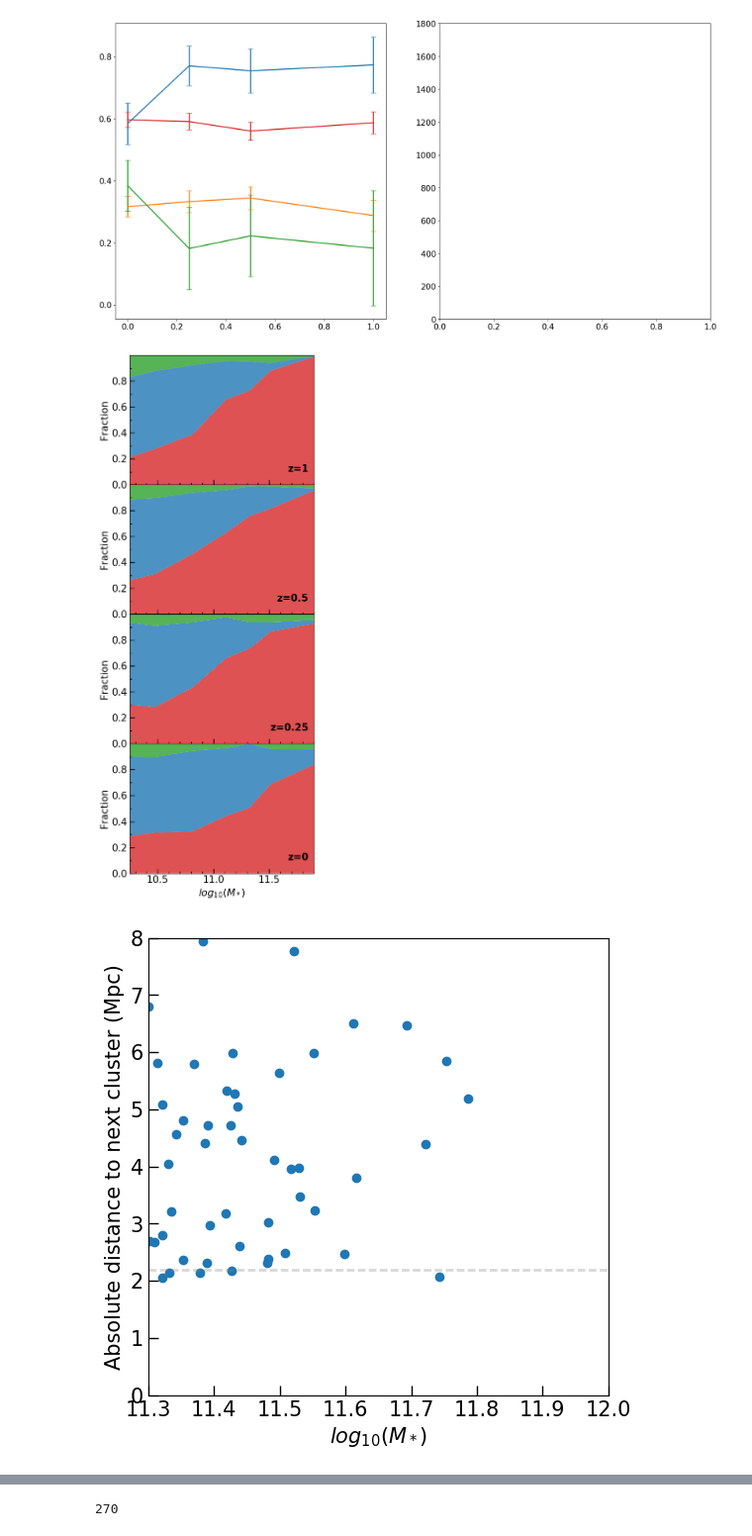
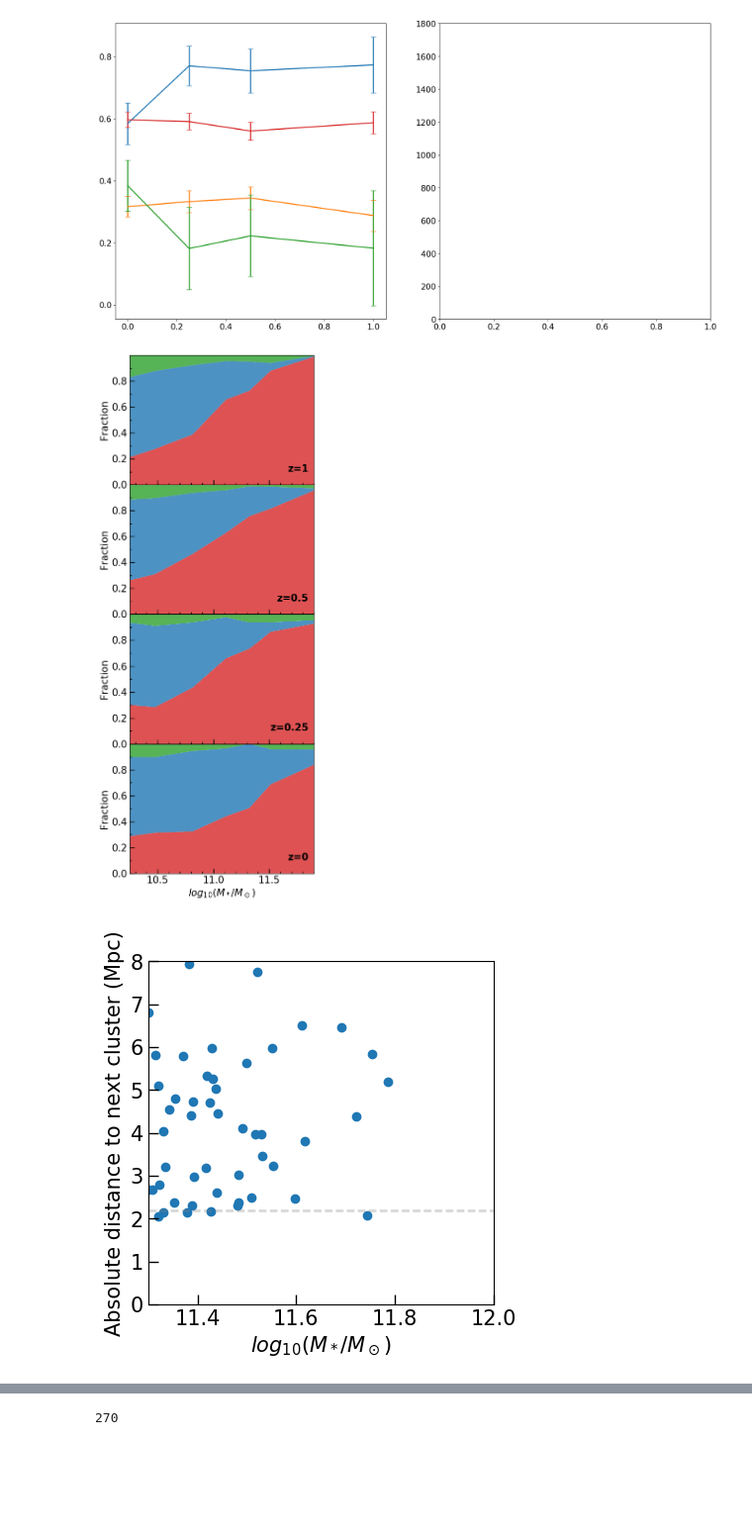
Before and after one commit to zpenoyre/illustris, a Jupyter notebook: web/code/data_analysis.ipynb, the cells around one changed output, grey strips where cells are left out. Shown at 99% size. Drawn from its saved outputs; the diff is of its cells as text; code cells hidden in the pictures; blank space fills up the shorter version.

```diff
--- a/web/code/data_analysis.ipynb
+++ b/web/code/data_analysis.ipynb
@@ -43,8 +43,10 @@ for i in snaps:
     # 17: cluster=1, filament=0, none=-1
     webData.append(np.genfromtxt('../../Data/WebData/galaxy_web_data.'+str(i)+'.txt'))
 
-galData_ellip = [];
-webData_ellip = [];
+galData_ellip = []; galData_disk = [];
+webData_ellip = []; webData_disk = [];
 for i in range (0,4):
     galData_ellip.append(galData[i][maskEllips(i)])
     webData_ellip.append(webData[i][maskEllips(i)])
+    galData_disk.append(galData[i][~maskEllips(i)])
+    webData_disk.append(webData[i][~maskEllips(i)])
@@ -141,7 +155,7 @@ for i in [3,2,1,0]:
     ax.fill_between(np.log10(frac_fil[i][:,0]*10**10),frac_clus[i][:,1],frac_fil[i][:,1]+frac_clus[i][:,1],facecolor='C0',alpha=0.8)
     ax.fill_between(np.log10(frac_fil[i][:,0]*10**10),frac_fil[i][:,1]+frac_clus[i][:,1],1,facecolor='C2',alpha=0.8)
 
-    handles, labels = ax1.get_legend_handles_labels(); handles = [h[0] for h in handles];
+    handles, labels = ax.get_legend_handles_labels(); handles = [h[0] for h in handles];
     ax.text(11.85,0.1, 'z='+str(redshift[i]),fontsize=15, fontweight='bold', ha='right');ax.set_ylabel('Fraction');
     ax.xaxis.set_ticks(np.arange(10, 12, 0.5)); ax.yaxis.set_ticks(np.arange(0, 0.9, 0.2))
     minor_ticks_x = np.arange(10, 12, 0.1); ax.set_xticks(minor_ticks_x, minor=True); ax.xaxis.set_tick_params(which='minor',width=1, length=3, direction='in');
@@ -149,26 +163,27 @@ for i in [3,2,1,0]:
     ax.set_xlim([10.25, 11.9]);ax.set_ylim([0.0, 1]);
     ax.xaxis.set_tick_params(width=1, length=7, direction='in'); ax.yaxis.set_tick_params(width=1, length=7, direction='in');
 
-ax.xaxis.set_tick_params(width=1, length=7, direction='in'); ax.set_xlabel('$log_{10}(M_*)$'); ax.set_ylim([0.0, 1]);
+ax.xaxis.set_tick_params(width=1, length=7, direction='in'); ax.set_xlabel('$log_{10}({M_*}/{ M_\odot })$'); ax.set_ylim([0.0, 1]);
 plt.tight_layout(); plt.subplots_adjust(hspace=0, wspace=.0); plt.show()
+fig.savefig('../../Plots/Fraction_ellip_in_web.pdf', format='pdf')
 # %% [output]
-[figure, old version]
+[figure, new version]
 # %%
-# explore high mass galaxies in filaments
+# explore high mass galaxies in filaments (since there are too many at z=0)
 bins = [1.5,2,4,9,17,25,40,55]
 redshift = 0
 fil_mass_distance = bf.bin_data(galData_ellip[redshift][webData_ellip[redshift][:,17]==0][:,2],webData_ellip[redshift][webData_ellip[redshift][:,17]==0][:,6],bins);
 
-fig = plt.figure(figsize=(6, 6));gs=gridspec.GridSpec(1, 1);
+fig = plt.figure(figsize=(4.5, 4.5));gs=gridspec.GridSpec(1, 1);
 ax1 = plt.subplot(gs[0,0], facecolor='white');
 
 ax1.scatter(np.log10(galData_ellip[redshift][webData_ellip[redshift][:,17]==0][:,2]*10**10),webData_ellip[redshift][webData_ellip[redshift][:,17]==0][:,6]/1000, label='Ellipitc galaxies in filaments',color='C0')
 #minor_ticks_y = np.arange(0, 1, 0.1); ax1.set_yticks(minor_ticks_y, minor=True); ax1.yaxis.set_tick_params(which='minor',width=1, length=3, direction='in');
 ax1.xaxis.set_tick_params(width=1, length=7, direction='in');ax1.yaxis.set_tick_params(width=1, length=7, direction='in');
 #handles, labels = ax1.get_legend_handles_labels(); handles = [h[0] for h in handles];
-ax1.set_xlabel('$log_{10}(M_*)$'); ax1.set_ylabel('Absolute distance to next cluster (Mpc)');ax1.set_ylim([0,8]);ax1.set_xlim([11.3,12]); ax1.axhline(2.200, color='grey', alpha=0.3, linestyle='--');
+ax1.set_xlabel('$log_{10}(M_*/{ M_\odot })$'); ax1.set_ylabel('Absolute distance to next cluster (Mpc)');ax1.set_ylim([0,8]);ax1.set_xlim([11.3,12]); ax1.axhline(2.200, color='grey', alpha=0.3, linestyle='--');
 # %% [output]
-[figure, old version]
+[figure, new version]
 # %% [markdown]
 # look at filament alignment
 log_bin_theta=[];
```
Also changed, not shown: parts of 14 cells of this notebook, 4 other files.
